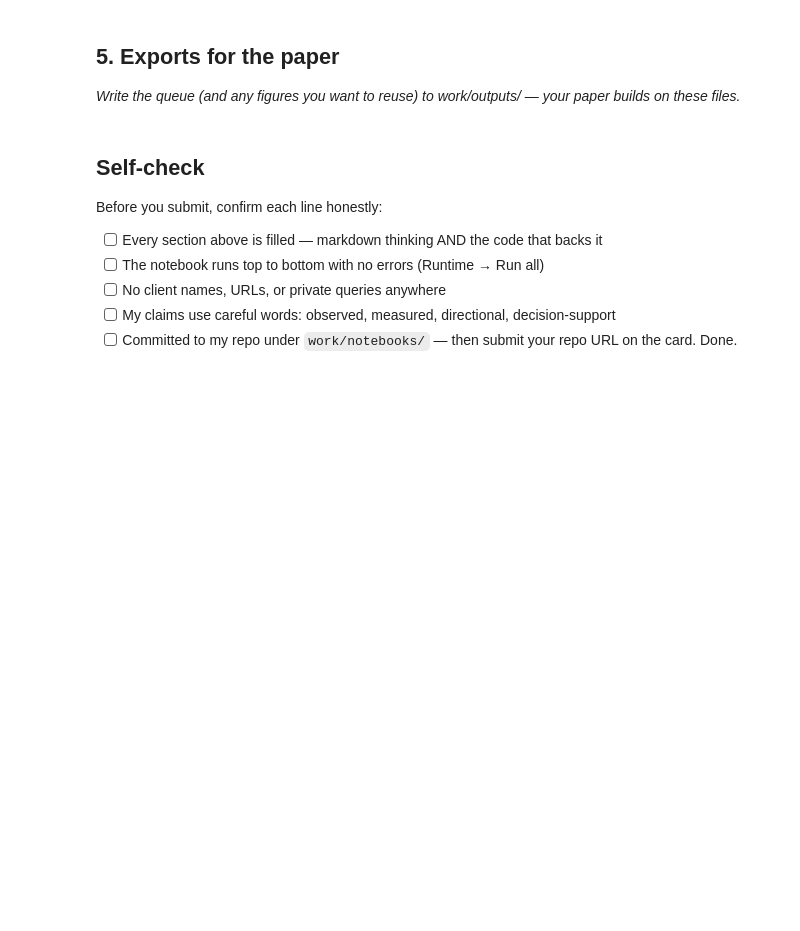
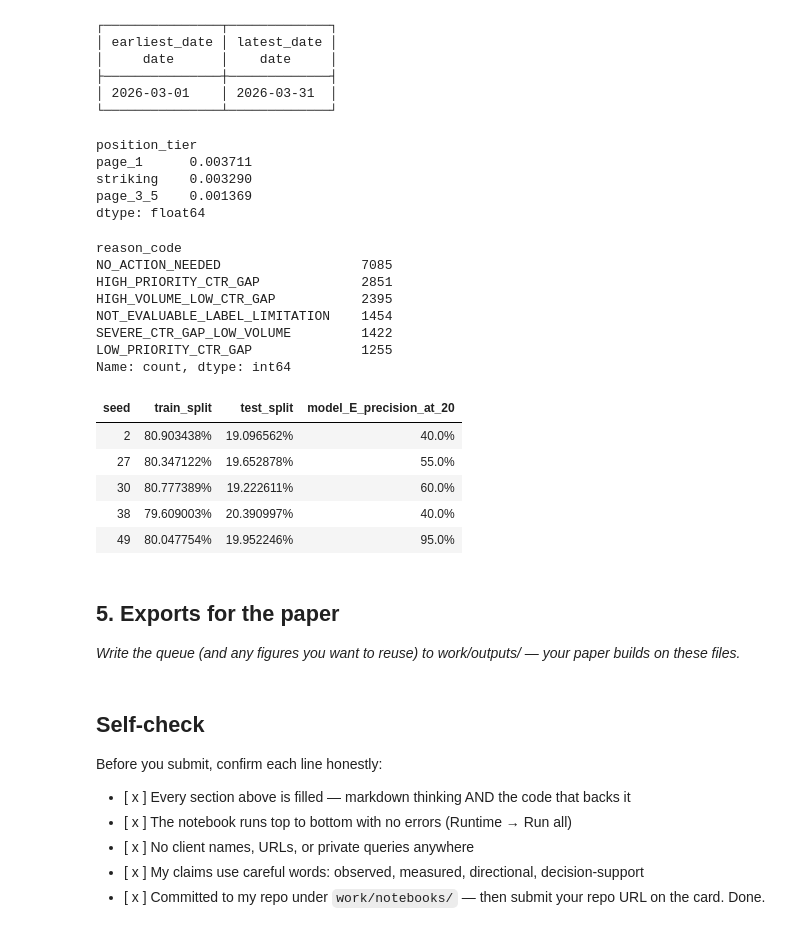
Before and after one commit to T0othIess/FlyRank-AI-ML-internship, a Jupyter notebook: work/notebooks/w07_action_playbook.ipynb, the cells around one changed output. Saved outputs shown, nothing was run; the diff lists cells and outputs as text; code cells hidden in the pictures; blank space fills up the shorter version.

```diff
--- a/work/notebooks/w07_action_playbook.ipynb
+++ b/work/notebooks/w07_action_playbook.ipynb
@@ -37,3 +344,36 @@ This skeleton is yours to fill. Work the sections **in order** — each one has
+# %%
+con.sql("SELECT MIN(report_date) AS earliest_date, MAX(report_date) AS latest_date from fact_content_daily_performance_table").show()
+display(expected_ctr_per_tier)
+
+#remember: NOT_EVALUABLE_LABEL_LIMITATION is for page_3_5 position tier
+display(test_df_E["reason_code"].value_counts())
+display(pd.DataFrame(seeds_data).style.hide(axis="index").format("{:.1%}", subset=["model_E_precision_at_20"]).set_properties(**{"text-align": "center"}))
+# %% [output]
+┌───────────────┬─────────────┐
+│ earliest_date │ latest_date │
+│     date      │    date     │
+├───────────────┼─────────────┤
+│ 2026-03-01    │ 2026-03-31  │
+└───────────────┴─────────────┘
+position_tier
+page_1      0.003711
+striking    0.003290
+page_3_5    0.001369
+dtype: float64
+reason_code
+NO_ACTION_NEEDED                  7085
+HIGH_PRIORITY_CTR_GAP             2851
+HIGH_VOLUME_LOW_CTR_GAP           2395
+NOT_EVALUABLE_LABEL_LIMITATION    1454
+SEVERE_CTR_GAP_LOW_VOLUME         1422
+LOW_PRIORITY_CTR_GAP              1255
+Name: count, dtype: int64
+| seed | train_split | test_split | model_E_precision_at_20 |
+| 2 | 80.903438% | 19.096562% | 40.0% |
+| 27 | 80.347122% | 19.652878% | 55.0% |
+| 30 | 80.777389% | 19.222611% | 60.0% |
+| 38 | 79.609003% | 20.390997% | 40.0% |
+| 49 | 80.047754% | 19.952246% | 95.0% |
 # %% [markdown]
 ## 5. Exports for the paper
 
@@ -46,8 +397,8 @@ This skeleton is yours to fill. Work the sections **in order** — each one has
 
 Before you submit, confirm each line honestly:
 
-- [ ] Every section above is filled — markdown thinking AND the code that backs it
-- [ ] The notebook runs top to bottom with no errors (Runtime → Run all)
-- [ ] No client names, URLs, or private queries anywhere
-- [ ] My claims use careful words: observed, measured, directional, decision-support
-- [ ] Committed to my repo under `work/notebooks/` — then submit your repo URL on the card. Done.
+- [ x ] Every section above is filled — markdown thinking AND the code that backs it
+- [ x ] The notebook runs top to bottom with no errors (Runtime → Run all)
+- [ x ] No client names, URLs, or private queries anywhere
+- [ x ] My claims use careful words: observed, measured, directional, decision-support
+- [ x ] Committed to my repo under `work/notebooks/` — then submit your repo URL on the card. Done.
```
Also changed, not shown: parts of 19 cells of this notebook, 1 other file.
